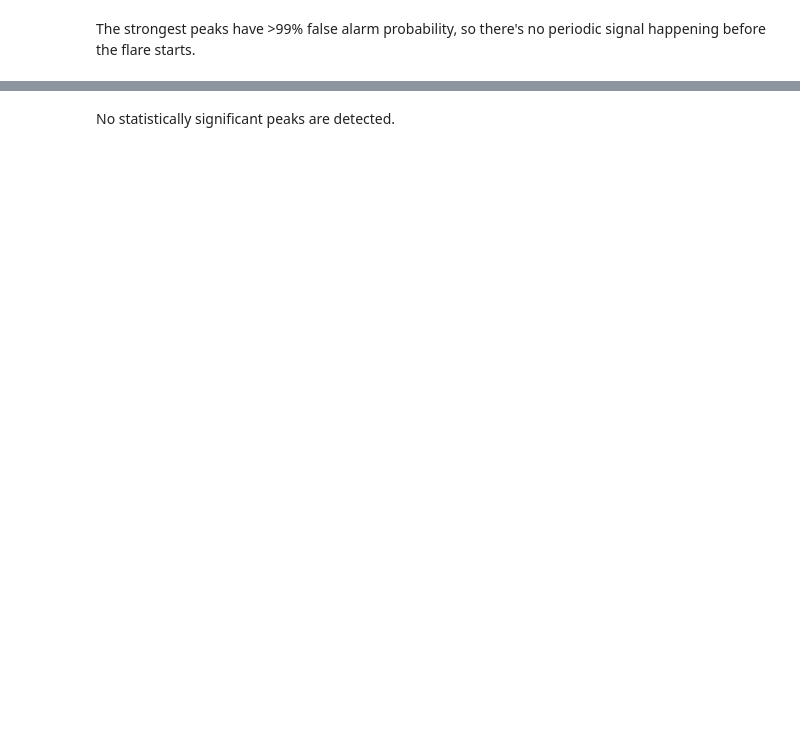
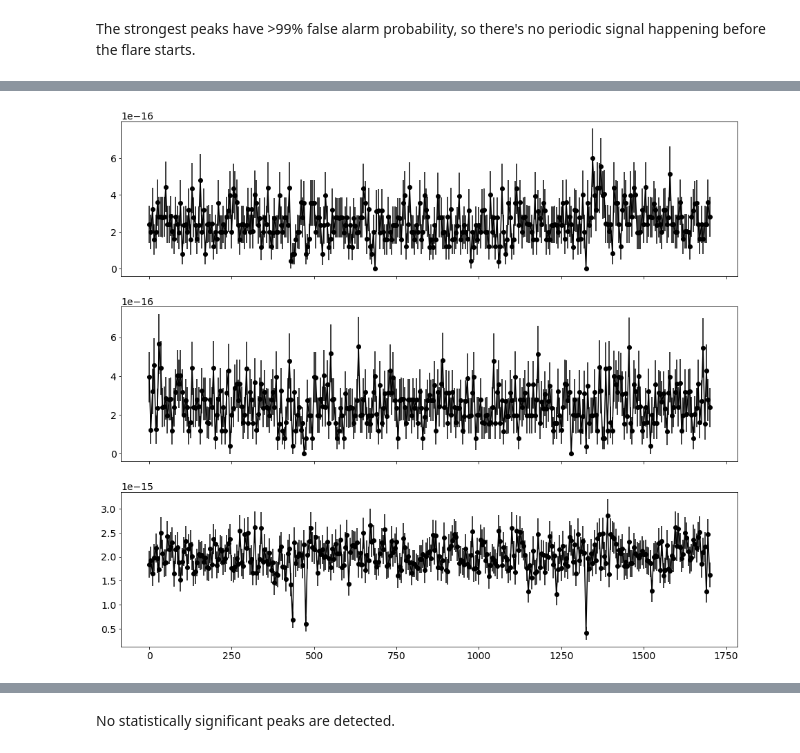
Before and after one commit to MillionConcepts/gfcat_gj65, a Jupyter notebook: src/uvceti/06-qpp_analysis.ipynb, the cells around one changed output, grey strips where cells are left out. Saved outputs shown, nothing was run; the diff lists cells and outputs as text; code cells hidden in the pictures; blank space fills up the shorter version.

```diff
--- a/src/uvceti/06-qpp_analysis.ipynb
+++ b/src/uvceti/06-qpp_analysis.ipynb
@@ -226,26 +270,29 @@ for i,c in enumerate(closest_sources):
 # %%
 # Let's plot these light curves.
 comp_lc_1 = read_lc(data_directory + "nearest1_5s.csv")
 comp_lc_2 = read_lc(data_directory + "nearest2_5s.csv")
 comp_lc_3 = read_lc(data_directory + "nearest3_5s.csv")
 # Keep only those that have a decent amount of bin coverage.
 where_keep1 = np.where(np.asarray(comp_lc_1['expt']) > 3.)[0]
 where_keep2 = np.where(np.asarray(comp_lc_2['expt']) > 3.)[0]
 where_keep3 = np.where(np.asarray(comp_lc_3['expt']) > 3.)[0]
 times_1 = np.asarray(comp_lc_1['t0']-min(comp_lc_1['t0']))[where_keep1]
 times_2 = np.asarray(comp_lc_2['t0']-min(comp_lc_2['t0']))[where_keep2]
 times_3 = np.asarray(comp_lc_3['t0']-min(comp_lc_3['t0']))[where_keep3]
 fluxes_1 = np.asarray(comp_lc_1['flux_apcorrected'])[where_keep1]
 fluxes_2 = np.asarray(comp_lc_2['flux_apcorrected'])[where_keep2]
 fluxes_3 = np.asarray(comp_lc_3['flux_apcorrected'])[where_keep3]
 flux_err_1 = np.asarray(comp_lc_1['flux_err'])[where_keep1]
 flux_err_2 = np.asarray(comp_lc_2['flux_err'])[where_keep2]
 flux_err_3 = np.asarray(comp_lc_3['flux_err'])[where_keep3]
-fig, (ax1, ax2, ax3) = plt.subplots(3, 1, sharex=True)
+fig, (ax1, ax2, ax3) = plt.subplots(3, 1, sharex=True, figsize=(16,14))
+matplotlib.rcParams.update({'font.size': 14})
 ax1.errorbar(times_1, fluxes_1, yerr=flux_err_1, fmt='-ko')
 ax2.errorbar(times_2, fluxes_2, yerr=flux_err_2, fmt='-ko')
 ax3.errorbar(times_3, fluxes_3, yerr=flux_err_3, fmt='-ko')
 plt.show()
+# %% [output]
+[figure, added]
 # %%
 # Now let's check for any strong periodicity.
 lombscarg_1 = LombScargle(times_1, fluxes_1)
```
Also changed, not shown: parts of 18 cells of this notebook, 1 other file.
